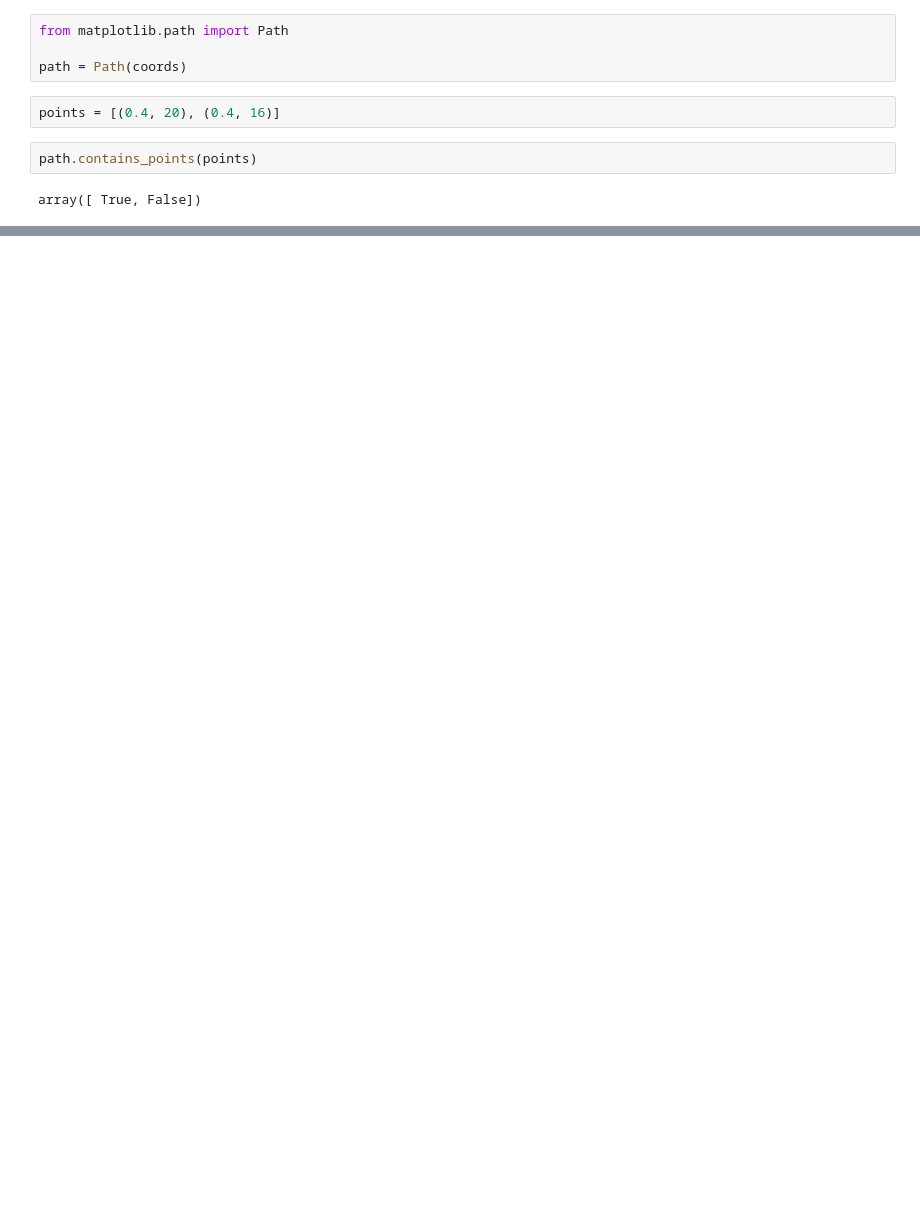
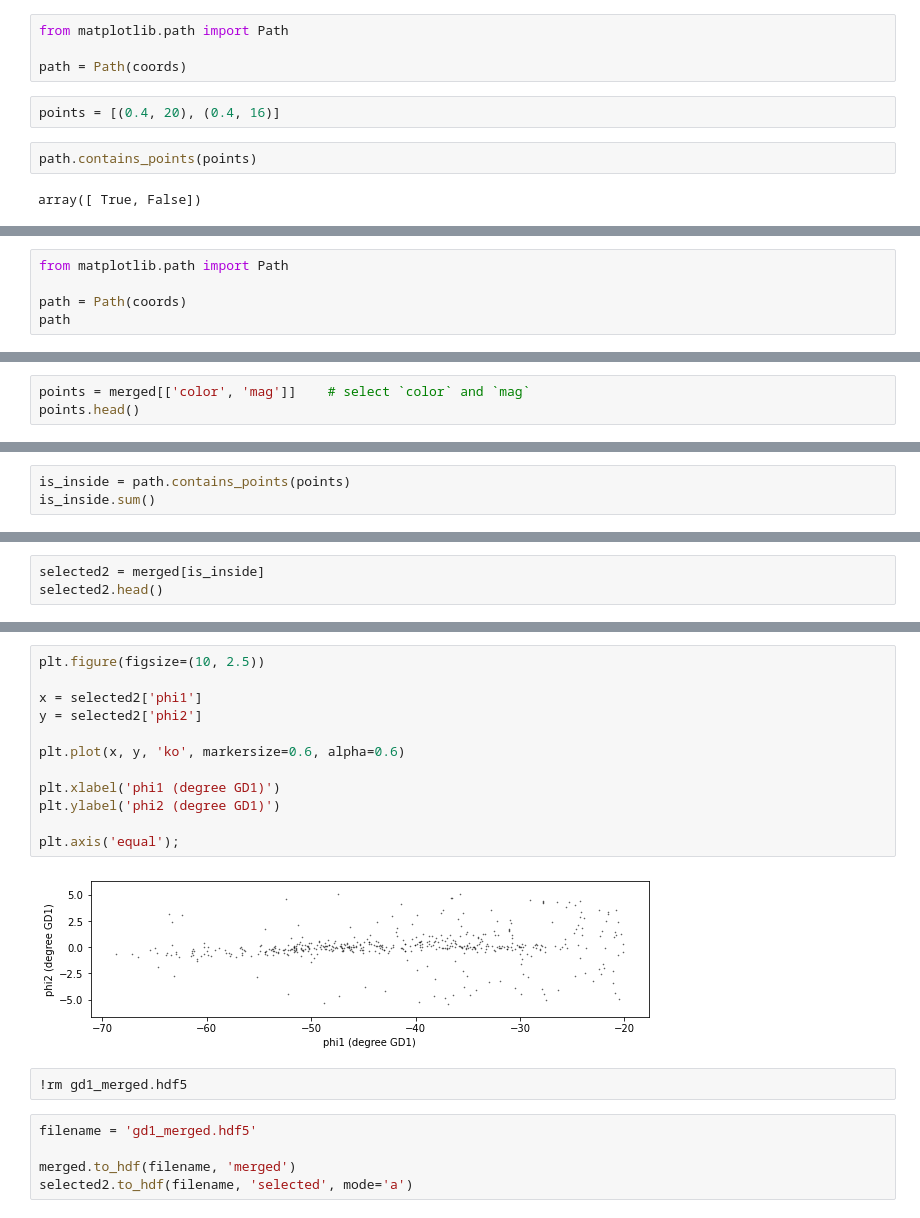
Before and after one commit to AllenDowney/AstronomicalData, a Jupyter notebook: _sources/pilot_day4.ipynb, the cells around one changed output, grey strips where cells are left out. Drawn from its saved outputs; the diff is of its cells as text; blank space fills up the shorter version.

```diff
--- a/_sources/pilot_day4.ipynb
+++ b/_sources/pilot_day4.ipynb
@@ -223,0 +328,5 @@ array([ True, False])
+# %%
+from matplotlib.path import Path
+
+path = Path(coords)
+path
@@ -223,0 +350,3 @@ array([ True, False])
+# %%
+points = merged[['color', 'mag']]    # select `color` and `mag`
+points.head()
@@ -223,0 +360,3 @@ array([ True, False])
+# %%
+is_inside = path.contains_points(points)
+is_inside.sum()
@@ -223,0 +365,3 @@ array([ True, False])
+# %%
+selected2 = merged[is_inside]
+selected2.head()
@@ -223,0 +387,21 @@ array([ True, False])
+# %%
+plt.figure(figsize=(10, 2.5))
+
+x = selected2['phi1']
+y = selected2['phi2']
+
+plt.plot(x, y, 'ko', markersize=0.6, alpha=0.6)
+
+plt.xlabel('phi1 (degree GD1)')
+plt.ylabel('phi2 (degree GD1)')
+
+plt.axis('equal');
+# %% [output]
+[figure, added]
+# %%
+!rm gd1_merged.hdf5
+# %%
+filename = 'gd1_merged.hdf5'
+
+merged.to_hdf(filename, 'merged')
+selected2.to_hdf(filename, 'selected', mode='a')
```
Also changed, not shown: parts of 38 cells of this notebook, 33 other files.
